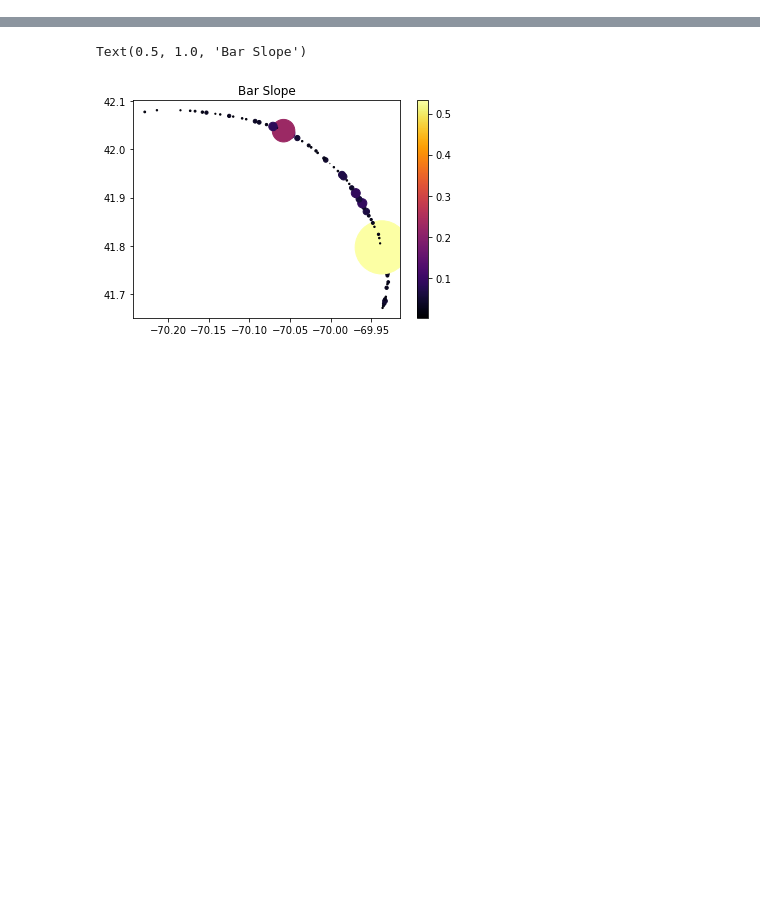
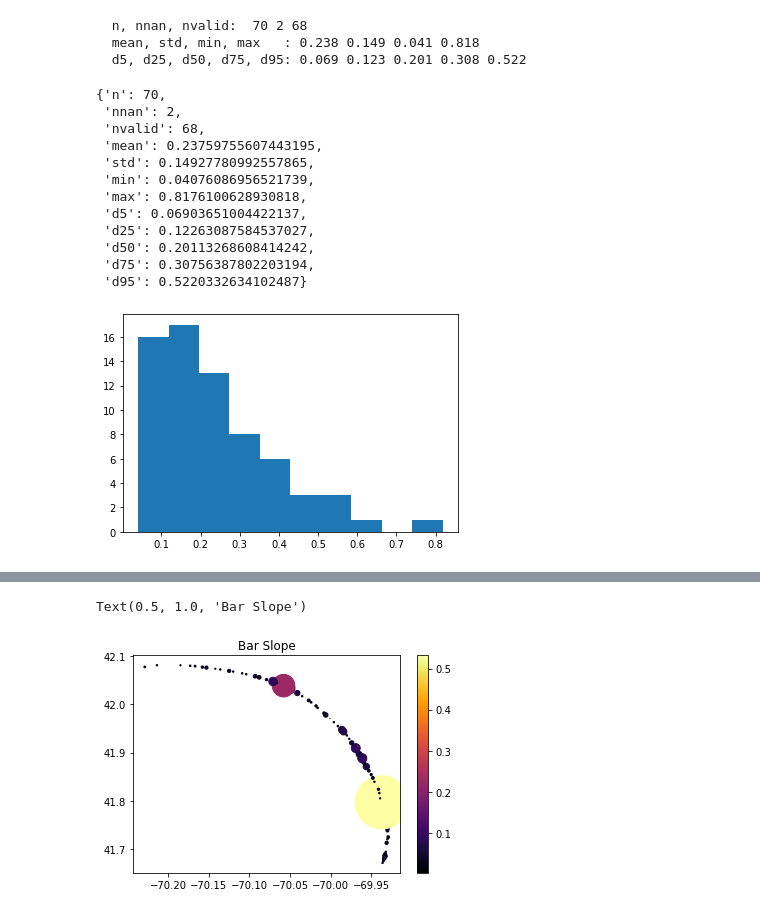
Before and after one commit to csherwood-usgs/runup, a Jupyter notebook: cc_profile_plots.ipynb, the cells around one changed output, grey strips where cells are left out. Saved outputs shown, nothing was run; the diff lists cells and outputs as text; code cells hidden in the pictures; blank space fills up the shorter version.

```diff
--- a/cc_profile_plots.ipynb
+++ b/cc_profile_plots.ipynb
@@ -49 +161,21 @@ dlx = df['dlx'].values.astype('float')
+# %%
+plt.hist(bs1/bslope)
+stat_summary(bs1/bslope, iprint=True)
+# %% [output]
+  n, nnan, nvalid:  70 2 68
+  mean, std, min, max   : 0.238 0.149 0.041 0.818
+  d5, d25, d50, d75, d95: 0.069 0.123 0.201 0.308 0.522
+{'n': 70,
+ 'nnan': 2,
+ 'nvalid': 68,
+ 'mean': 0.23759755607443195,
+ 'std': 0.14927780992557865,
+ 'min': 0.04076086956521739,
+ 'max': 0.8176100628930818,
+ 'd5': 0.06903651004422137,
+ 'd25': 0.12263087584537027,
+ 'd50': 0.20113268608414242,
+ 'd75': 0.30756387802203194,
+ 'd95': 0.5220332634102487}
+[figure, added]
 # %%
```
Also changed, not shown: parts of 7 cells of this notebook, 1 other file.
